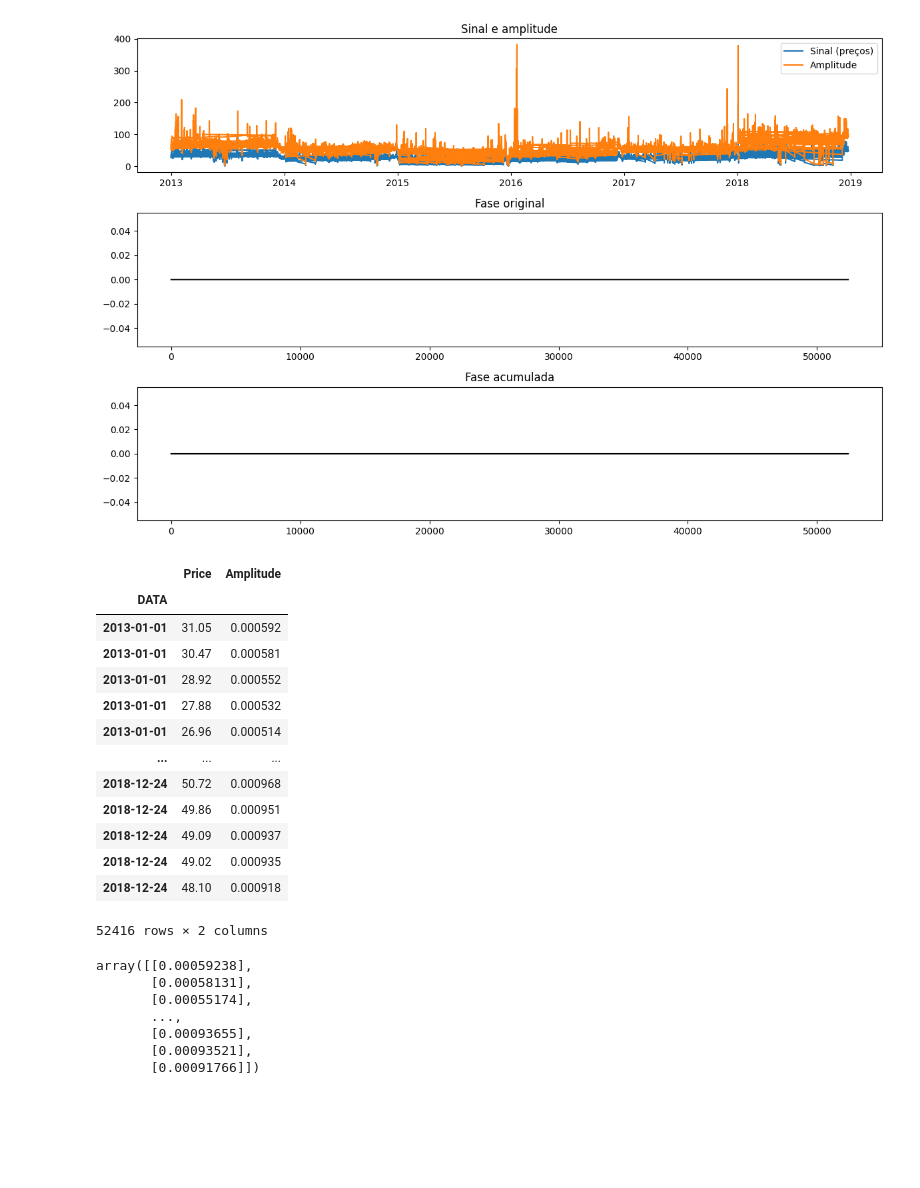
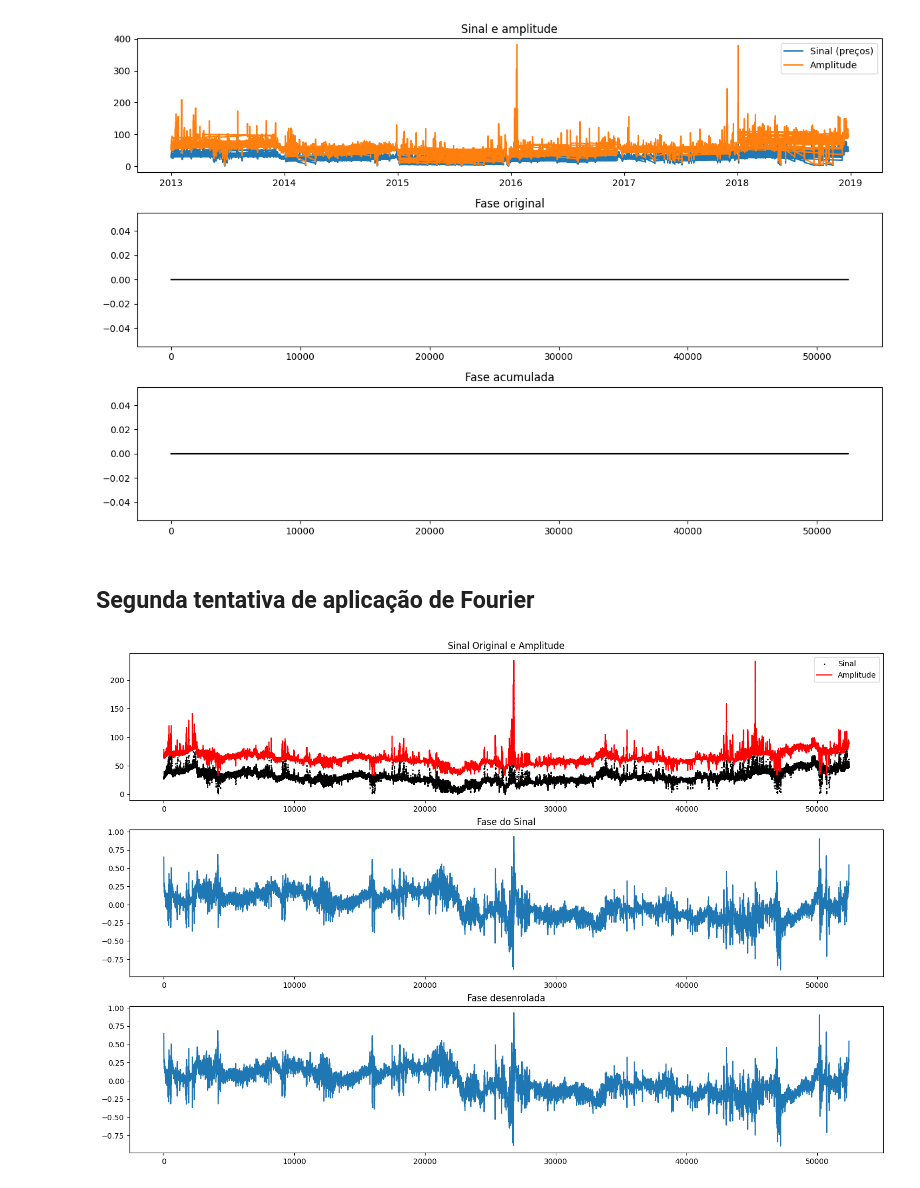
Before and after one commit to vidomirana/Analise-Sincronia-SeriesTemporais-Soja, a Jupyter notebook: NordPoolData.ipynb, the cells around one changed output. Cells and saved outputs as stored; diff of their text form; code cells hidden in the pictures; blank space fills up the shorter version.

Commit message:
atualização análise nordpool

```diff
--- a/NordPoolData.ipynb
+++ b/NordPoolData.ipynb
@@ -124,30 +124,44 @@ ax[2].set_title('Fase acumulada')
 plt.tight_layout()
 # %% [output]
 [figure]
+# %% [markdown]
+## Segunda tentativa de aplicação de Fourier
 # %%
-nordpool
+nordpool = nordpool[' Price']
-# %% [output]
-|  | Price | Amplitude |
-| DATA |  |  |
-| 2013-01-01 | 31.05 | 0.000592 |
-| 2013-01-01 | 30.47 | 0.000581 |
-| 2013-01-01 | 28.92 | 0.000552 |
-| 2013-01-01 | 27.88 | 0.000532 |
-| 2013-01-01 | 26.96 | 0.000514 |
-| ... | ... | ... |
-| 2018-12-24 | 50.72 | 0.000968 |
-| 2018-12-24 | 49.86 | 0.000951 |
-| 2018-12-24 | 49.09 | 0.000937 |
-| 2018-12-24 | 49.02 | 0.000935 |
-| 2018-12-24 | 48.10 | 0.000918 |
-52416 rows × 2 columns
-# %%
-amp
-# %% [output]
-array([[0.00059238],
-       [0.00058131],
-       [0.00055174],
-       ...,
-       [0.00093655],
-       [0.00093521],
-       [0.00091766]])
+# %%
+# Calcular a Transformada de Fourier
+n = len(nordpool)
+z = np.fft.fft(nordpool)
+freq = np.fft.fftfreq(n)
+
+# Zerar os valores com frequência negativa (apenas para considerar a parte positiva)
+z[freq < 0] = 0
+
+# Calcular a Transformada Inversa de Fourier
+w = np.fft.ifft(z)
+
+fase = np.angle(w)
+
+fase_acm = np.unwrap(fase)
+
+# Plotar os resultados
+plt.figure(figsize=(18, 12))
+
+plt.subplot(3, 1, 1)
+plt.scatter(range(n), nordpool, s=1, label='Sinal', color='black')
+plt.plot(2*np.abs(w), label='Amplitude', color='red')
+plt.title('Sinal Original e Amplitude')
+plt.legend(loc='upper right')
+
+plt.subplot(3, 1, 2)
+plt.plot(fase)
+plt.title('Fase do Sinal')
+
+plt.subplot(3, 1, 3)  #não se fez necessário pois a fase original não apresenta saltos superiores a 2pi
+plt.plot(fase_acm)
+plt.title('Fase desenrolada')
+
+#plt.tight_layout()
+plt.show()
+# %% [output]
+[figure, added]
```
